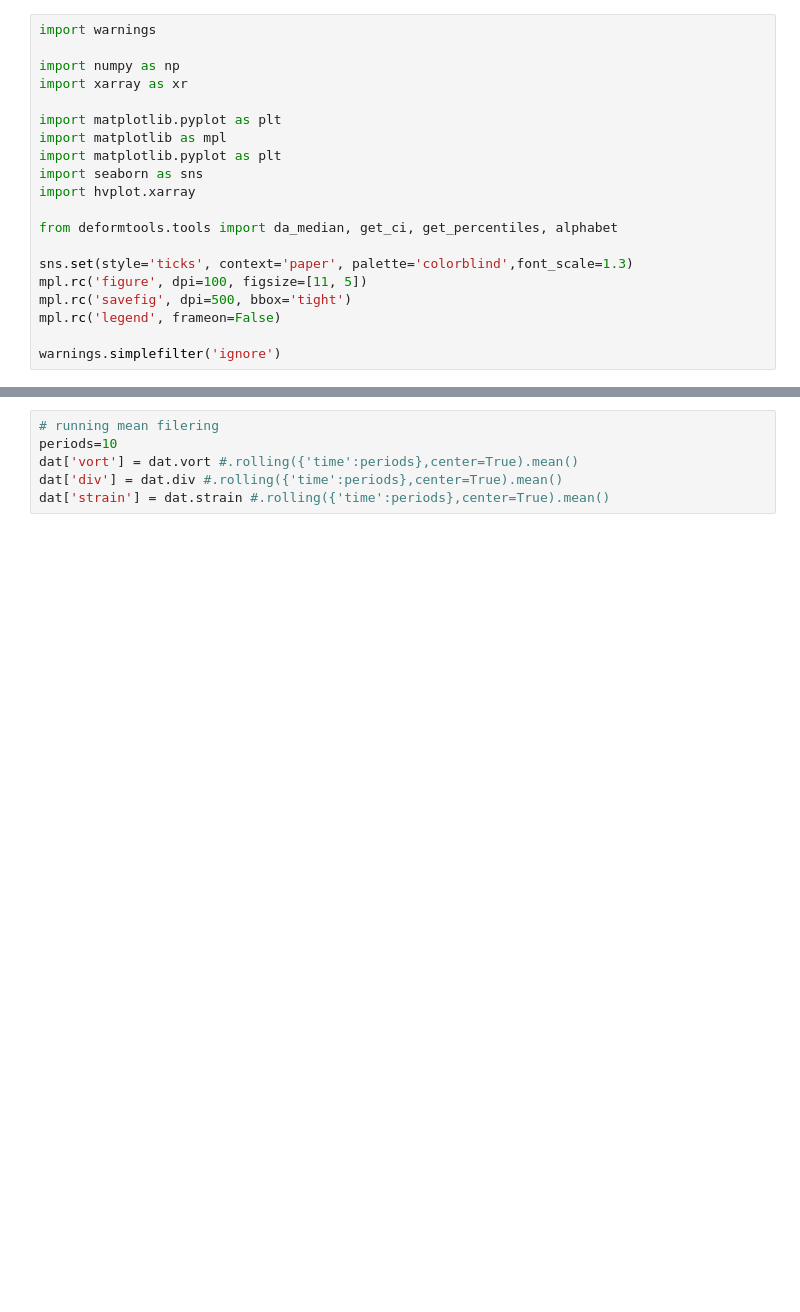
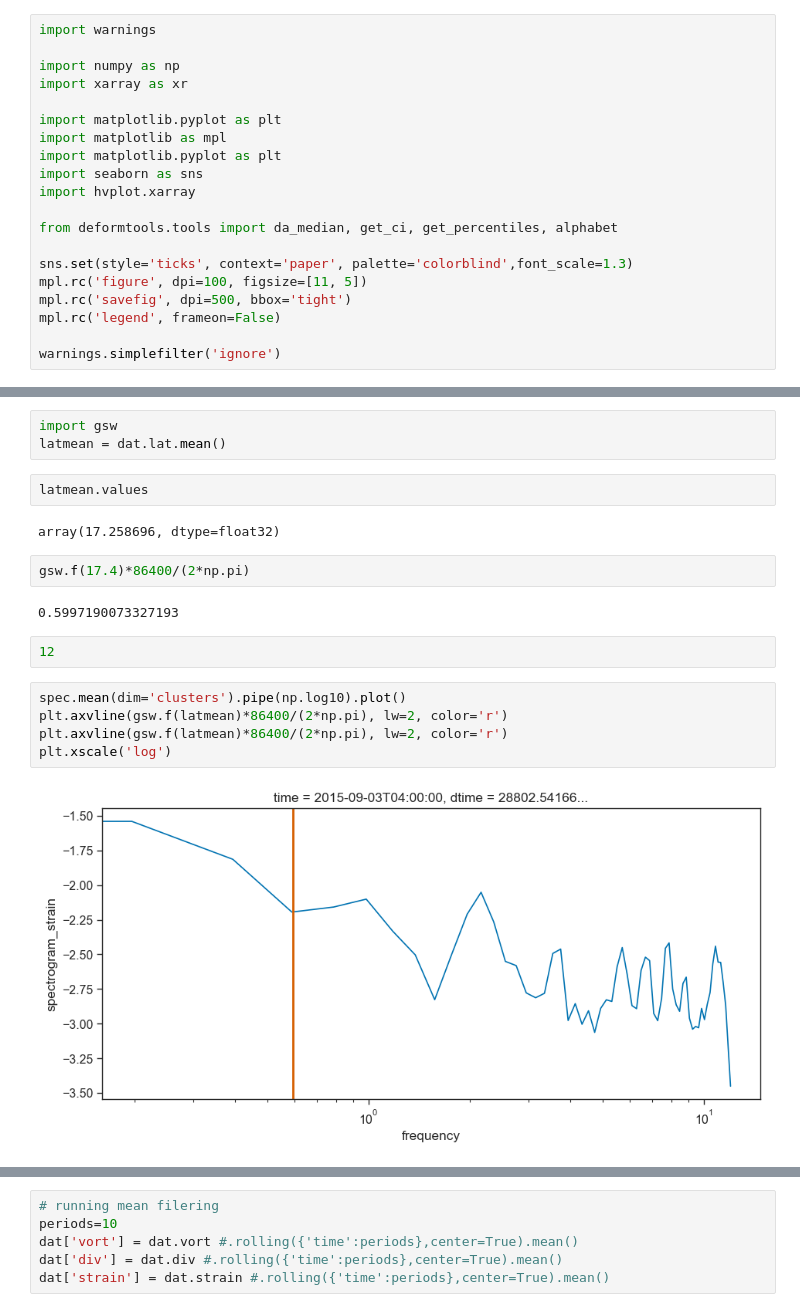
Before and after one commit to sessink/velocity_gradients, a Jupyter notebook: notebooks/timeseries.ipynb, the cells around one changed output, grey strips where cells are left out. Saved outputs shown, nothing was run; the diff lists cells and outputs as text; blank space fills up the shorter version.

```diff
--- a/notebooks/timeseries.ipynb
+++ b/notebooks/timeseries.ipynb
@@ -49,0 +50,20 @@ Data variables:
+# %%
+import gsw
+latmean = dat.lat.mean()
+# %%
+latmean.values
+# %% [output]
+array(17.258696, dtype=float32)
+# %%
+gsw.f(17.4)*86400/(2*np.pi)
+# %% [output]
+0.5997190073327193
+# %%
+12
+# %%
+spec.mean(dim='clusters').pipe(np.log10).plot()
+plt.axvline(gsw.f(latmean)*86400/(2*np.pi), lw=2, color='r')
+plt.axvline(gsw.f(latmean)*86400/(2*np.pi), lw=2, color='r')
+plt.xscale('log')
+# %% [output]
+[figure, added]
```
Also changed, not shown: parts of 14 cells of this notebook.
